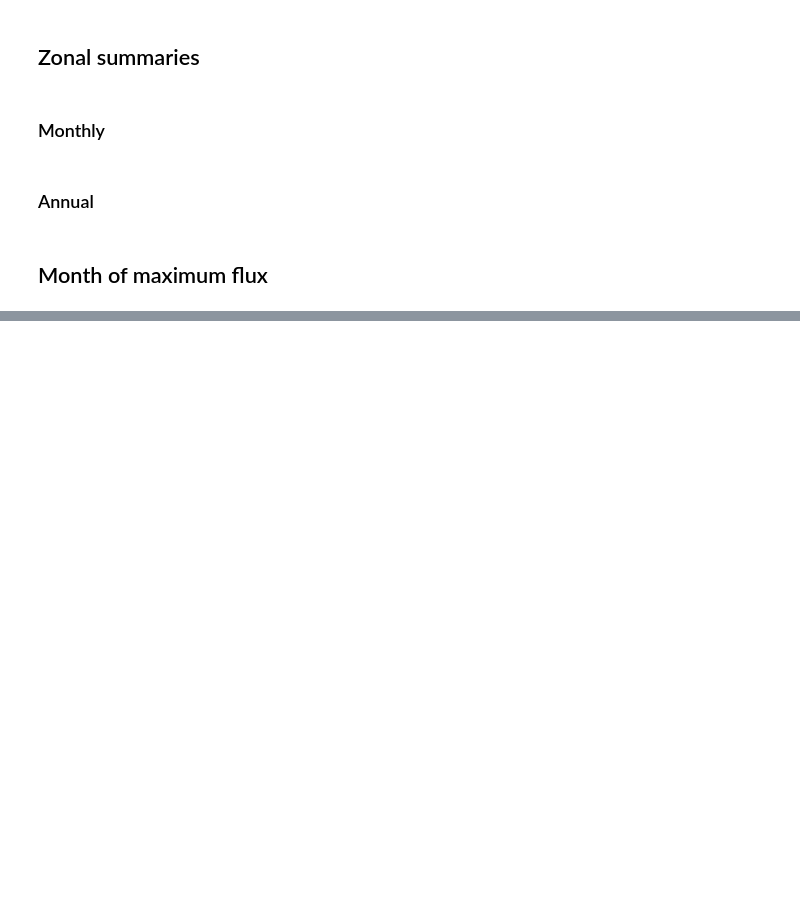
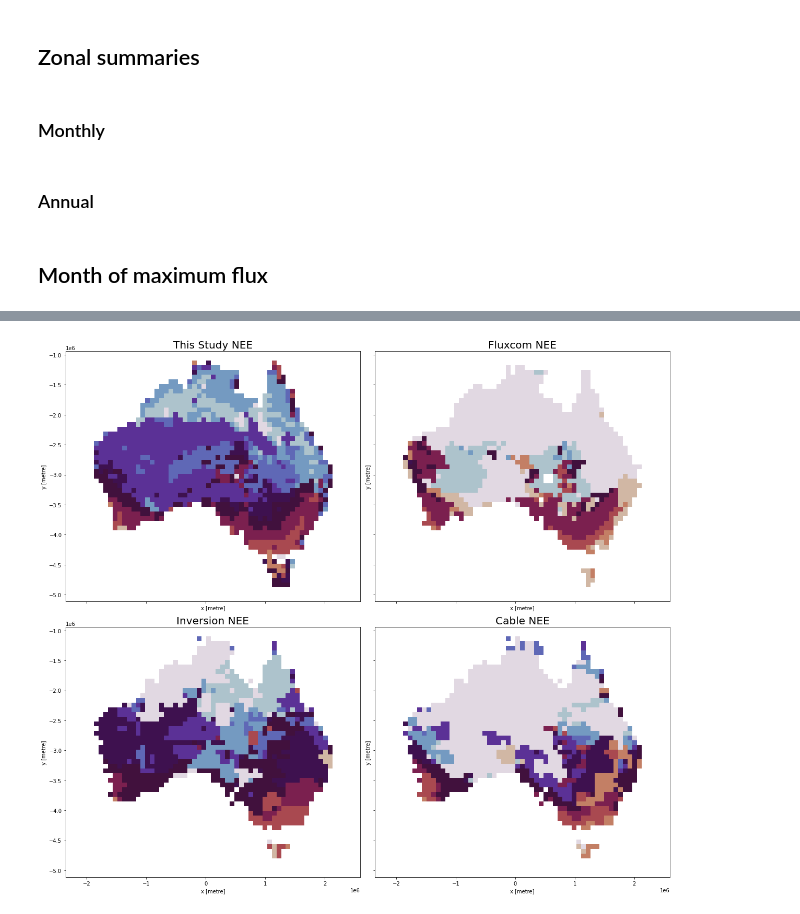
Before and after one commit to cbur24/NEE_modelling, a Jupyter notebook: 6a_Compare_products.ipynb, the cells around one changed output, grey strips where cells are left out. Saved outputs shown, nothing was run; the diff lists cells and outputs as text; code cells hidden in the pictures; blank space fills up the shorter version.

```diff
--- a/6a_Compare_products.ipynb
+++ b/6a_Compare_products.ipynb
@@ -391,26 +384,28 @@ mask_inv.plot.imshow()
 # %%
-fig,ax = plt.subplots(1,2, figsize=(20,10), sharey=True, sharex=True)
+fig,ax = plt.subplots(2,2, figsize=(17,15), sharey=True, sharex=True)
 
-# im = max_mean_month.plot.imshow(vmin=1, vmax=12, ax=ax[0], cmap='twilight', add_colorbar=False)
-# ax[0].set_title('This Study '+var, fontsize=20);
+im = max_mean_month.plot.imshow(vmin=1, vmax=12, ax=ax[0,0], cmap='twilight', add_colorbar=False)
+ax[0,0].set_title('This Study '+var, fontsize=20);
 
-# im = max_mean_month_fc.plot.imshow(vmin=1, vmax=12, ax=ax[1], cmap='twilight', add_colorbar=False)
-# ax[1].set_title('Fluxcom '+var, fontsize=20);
+im = max_mean_month_fc.plot.imshow(vmin=1, vmax=12, ax=ax[0,1], cmap='twilight', add_colorbar=False)
+ax[0,1].set_title('Fluxcom '+var, fontsize=20);
 
-im = max_mean_month_post.where(mask_inv).plot.imshow(vmin=1, vmax=12, ax=ax[0], cmap='twilight', add_colorbar=False)
-ax[0].set_title('Inversion '+var, fontsize=20);
+im = max_mean_month_post.plot.imshow(vmin=1, vmax=12, ax=ax[1,0], cmap='twilight', add_colorbar=False)
+ax[1,0].set_title('Inversion '+var, fontsize=20);
 
-im = max_mean_month_cable.where(mask_inv).plot.imshow(vmin=1, vmax=12, ax=ax[1], cmap='twilight', add_colorbar=False)
-ax[1].set_title('Cable '+var, fontsize=20);
+im = max_mean_month_cable.plot.imshow(vmin=1, vmax=12, ax=ax[1,1], cmap='twilight', add_colorbar=False)
+ax[1,1].set_title('Cable '+var, fontsize=20);
 
 # im = max_mean_month_modis.plot.imshow(vmin=1, vmax=12, ax=ax[1,0], cmap='twilight', add_colorbar=False)
 # ax[1,0].set_title('MODIS '+var, fontsize=20);
 
 # im = max_mean_month_gosif.plot.imshow(vmin=1, vmax=12, ax=ax[1,1], cmap='twilight', add_colorbar=False)
 # ax[1,1].set_title('GOSIF '+var, fontsize=20);
 
-cbar = fig.colorbar(im, spacing='uniform', ax=ax.ravel().tolist(), orientation='horizontal', shrink=0.4)
-cbar.set_ticks([1,2,3,4,5,6,7,8,9,10,11,12])
-cbar.set_ticklabels(["J","F","M","A","M","J","J","A","S","O","N","D"], fontsize=20)
-
-plt.savefig('/g/data/os22/chad_tmp/NEE_modelling/results/figs/month_of_max_'+var+'.png')
+# cbar = fig.colorbar(im, spacing='uniform', ax=ax.ravel().tolist(), orientation='horizontal', shrink=0.4)
+# cbar.set_ticks([1,2,3,4,5,6,7,8,9,10,11,12])
+# cbar.set_ticklabels(["J","F","M","A","M","J","J","A","S","O","N","D"], fontsize=20)
+plt.tight_layout()
+# plt.savefig('/g/data/os22/chad_tmp/NEE_modelling/results/figs/month_of_max_'+var+'.png')
+# %% [output]
+[figure, added]
```
Also changed, not shown: parts of 20 cells of this notebook.
